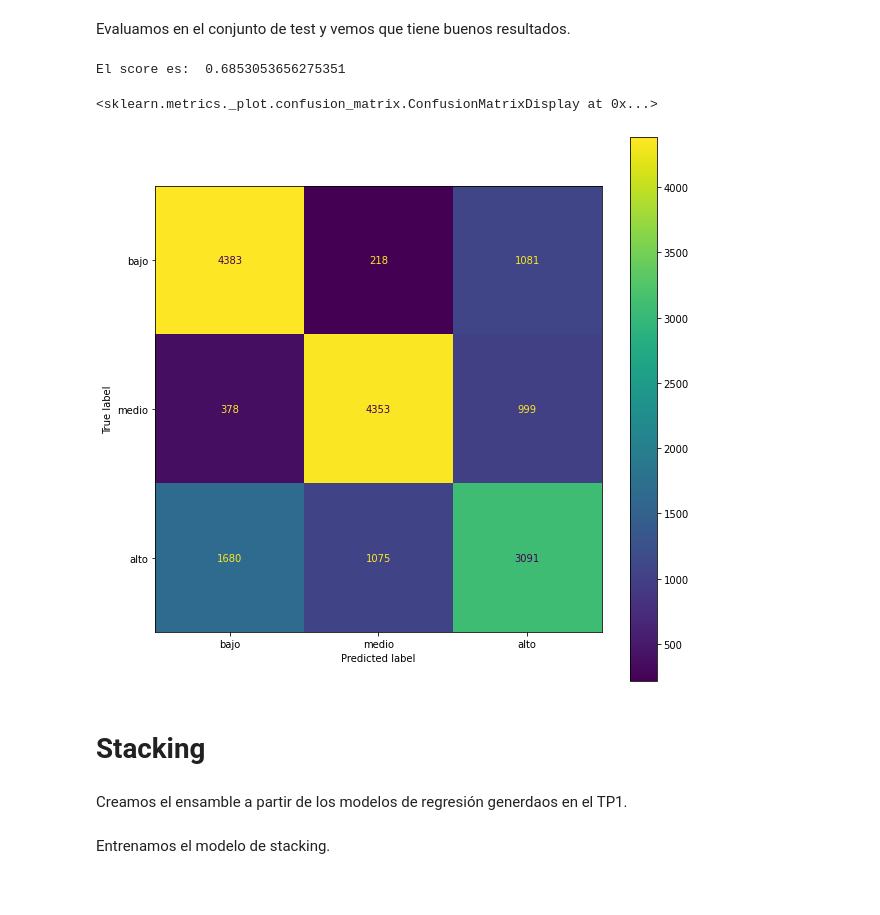
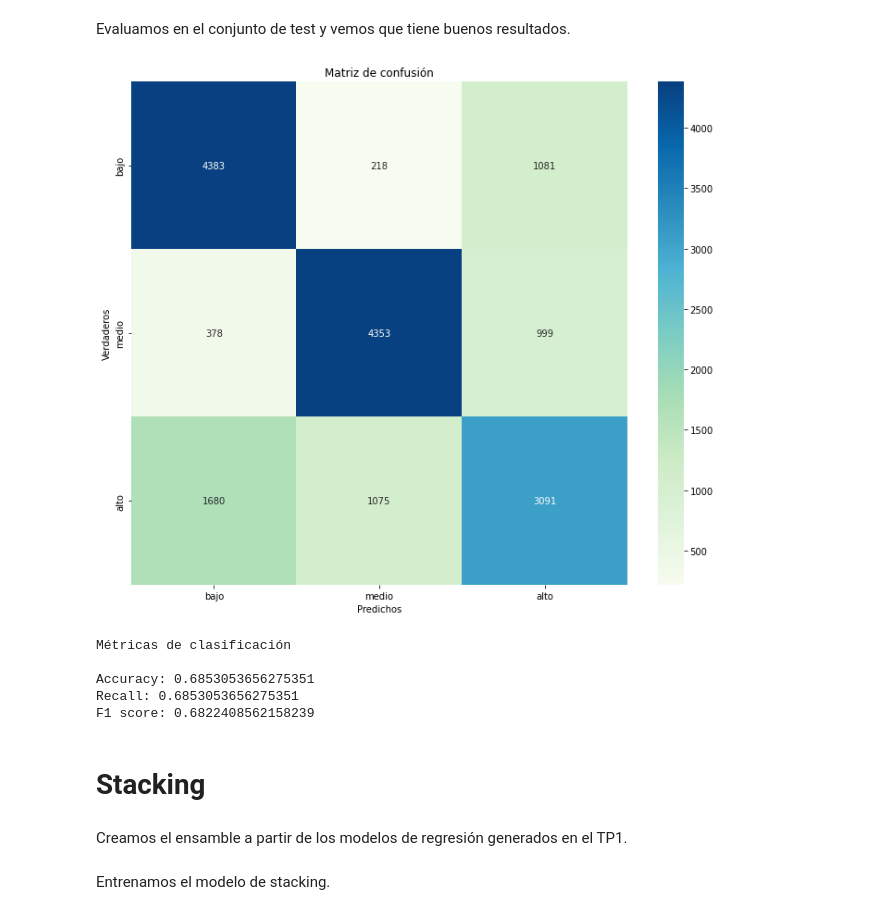
Before and after one commit to ManuSanchez02/7506R-2c2022-GRUPO09, a Jupyter notebook: tp2/7506_R_TP2_GRUPO09_ENTREGA_N3(Ensambles).ipynb, the cells around one changed output. Drawn from its saved outputs; the diff is of its cells as text; code cells hidden in the pictures.

```diff
--- a/tp2/7506_R_TP2_GRUPO09_ENTREGA_N3(Ensambles).ipynb
+++ b/tp2/7506_R_TP2_GRUPO09_ENTREGA_N3(Ensambles).ipynb
@@ -148,21 +213,19 @@ print("El score es: ", accuracy_score(clasificacion_train_target, clasificacion_
 Evaluamos en el conjunto de test y vemos que tiene buenos resultados.
 # %%
 clasificacion_pred_target = vot_clf.predict(clasificacion_test_feature)
-print("El score es: ", accuracy_score(clasificacion_test_target, clasificacion_pred_target))
+graficar_matriz_de_confusion(clasificacion_test_target, clasificacion_pred_target, labels)
+imprimir_metricas_de_clasificacion(clasificacion_test_target, clasificacion_pred_target)
 # %% [output]
+[figure, added]
-El score es:  0.6853053656275351
+Métricas de clasificación
+
+Accuracy: 0.6853053656275351
+Recall: 0.6853053656275351
+F1 score: 0.6822408562158239
-# %%
-labels=["bajo","medio","alto"]
-
-fig, ax = plt.subplots(1,1,figsize=(10,10))
-ConfusionMatrixDisplay.from_predictions(clasificacion_test_target, clasificacion_pred_target, display_labels=labels,ax=ax)
-# %% [output]
-<sklearn.metrics._plot.confusion_matrix.ConfusionMatrixDisplay at 0x...>
-[figure, removed]
 # %% [markdown]
 # Stacking
 # %% [markdown]
-Creamos el ensamble a partir de los modelos de regresión generdaos en el TP1.
+Creamos el ensamble a partir de los modelos de regresión generados en el TP1.
 # %%
 # Modelos Base
 base_models = [('knn', knn),
```
Also changed, not shown: parts of 17 cells of this notebook.
